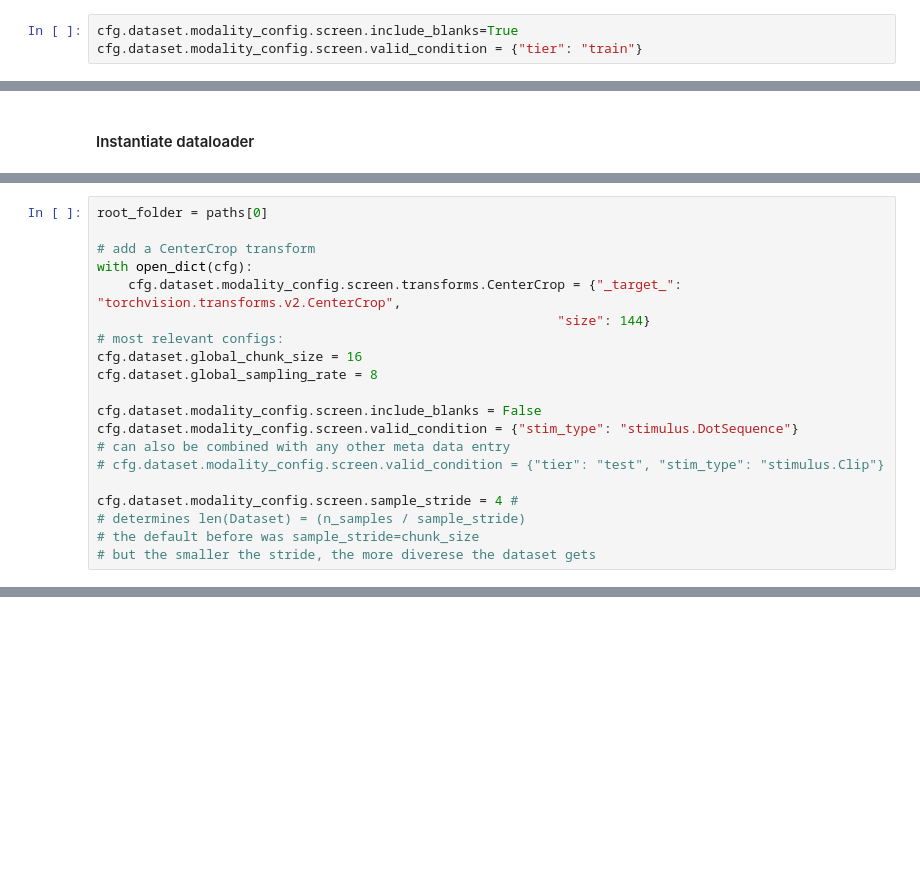
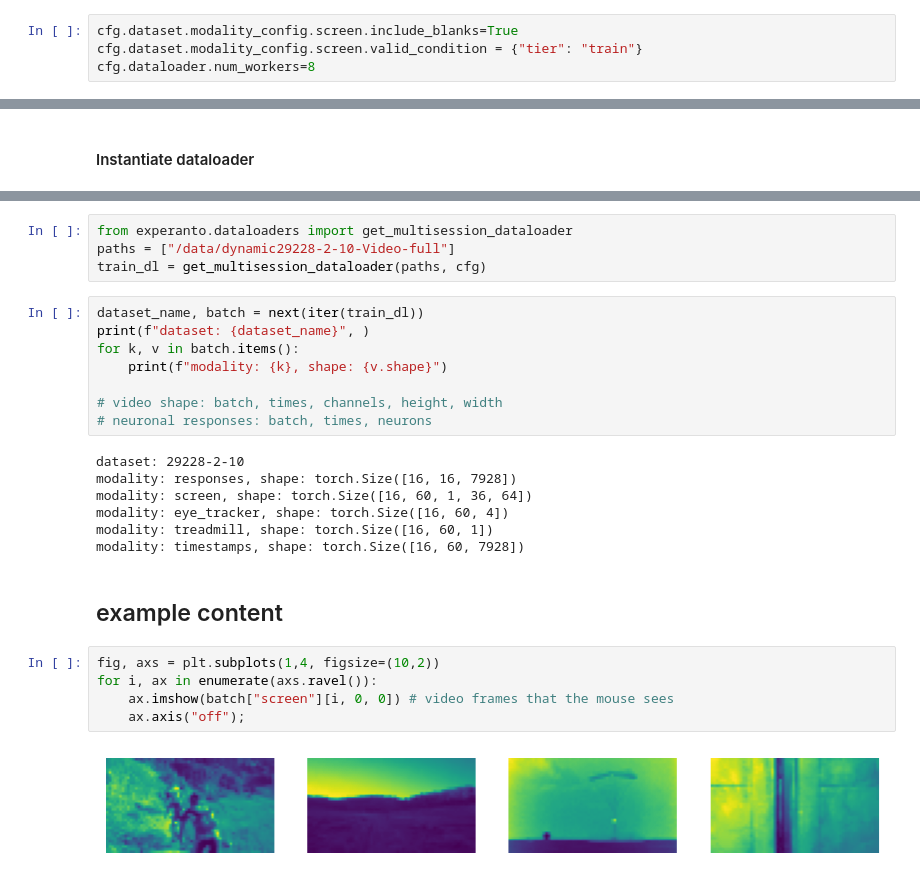
Before and after one commit to sensorium-competition/experanto, a Jupyter notebook: examples/demo.ipynb, the cells around one changed output, grey strips where cells are left out. Drawn from its saved outputs; the diff is of its cells as text; blank space fills up the shorter version.

```diff
--- a/examples/demo.ipynb
+++ b/examples/demo.ipynb
@@ -40,3 +38,4 @@ dataset:
 # %%
 cfg.dataset.modality_config.screen.include_blanks=True
 cfg.dataset.modality_config.screen.valid_condition = {"tier": "train"}
+cfg.dataloader.num_workers=8
@@ -142,20 +43,0 @@ cfg.dataset.modality_config.screen.transforms
-# %%
-root_folder = paths[0]
-
-# add a CenterCrop transform
-with open_dict(cfg):
-    cfg.dataset.modality_config.screen.transforms.CenterCrop = {"_target_":  "torchvision.transforms.v2.CenterCrop",
-                                                           "size": 144}
-# most relevant configs:
-cfg.dataset.global_chunk_size = 16
-cfg.dataset.global_sampling_rate = 8
-
-cfg.dataset.modality_config.screen.include_blanks = False
-cfg.dataset.modality_config.screen.valid_condition = {"stim_type": "stimulus.DotSequence"}
-# can also be combined with any other meta data entry
-# cfg.dataset.modality_config.screen.valid_condition = {"tier": "test", "stim_type": "stimulus.Clip"}
-
-cfg.dataset.modality_config.screen.sample_stride = 4 #
-# determines len(Dataset) = (n_samples / sample_stride)
-# the default before was sample_stride=chunk_size
-# but the smaller the stride, the more diverese the dataset gets
@@ -190,0 +44,28 @@ timestamps torch.Size([16, 7671])
+# %%
+from experanto.dataloaders import get_multisession_dataloader
+paths = ["/data/dynamic29228-2-10-Video-full"]
+train_dl = get_multisession_dataloader(paths, cfg)
+# %%
+dataset_name, batch = next(iter(train_dl))
+print(f"dataset: {dataset_name}", )
+for k, v in batch.items():
+    print(f"modality: {k}, shape: {v.shape}")
+
+# video shape: batch, times, channels, height, width
+# neuronal responses: batch, times, neurons
+# %% [output]
+dataset: 29228-2-10
+modality: responses, shape: torch.Size([16, 16, 7928])
+modality: screen, shape: torch.Size([16, 60, 1, 36, 64])
+modality: eye_tracker, shape: torch.Size([16, 60, 4])
+modality: treadmill, shape: torch.Size([16, 60, 1])
+modality: timestamps, shape: torch.Size([16, 60, 7928])
+# %% [markdown]
+## example content
+# %%
+fig, axs = plt.subplots(1,4, figsize=(10,2))
+for i, ax in enumerate(axs.ravel()):
+    ax.imshow(batch["screen"][i, 0, 0]) # video frames that the mouse sees
+    ax.axis("off");
+# %% [output]
+[figure, added]
```
Also changed, not shown: parts of 21 cells of this notebook.
